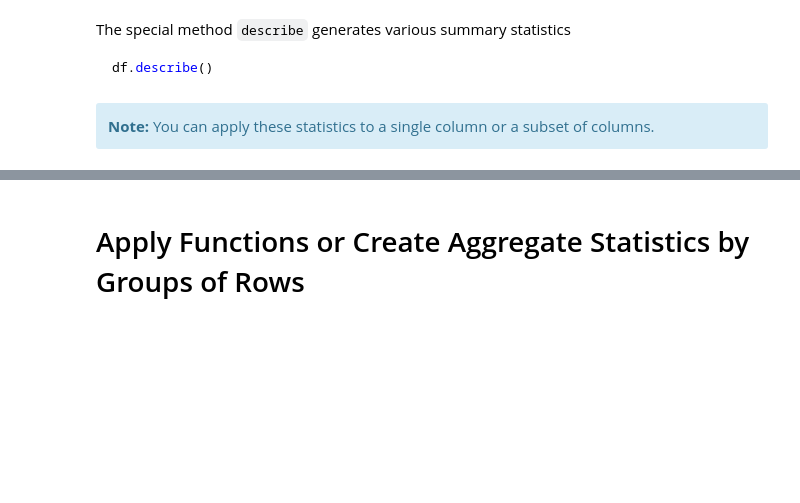
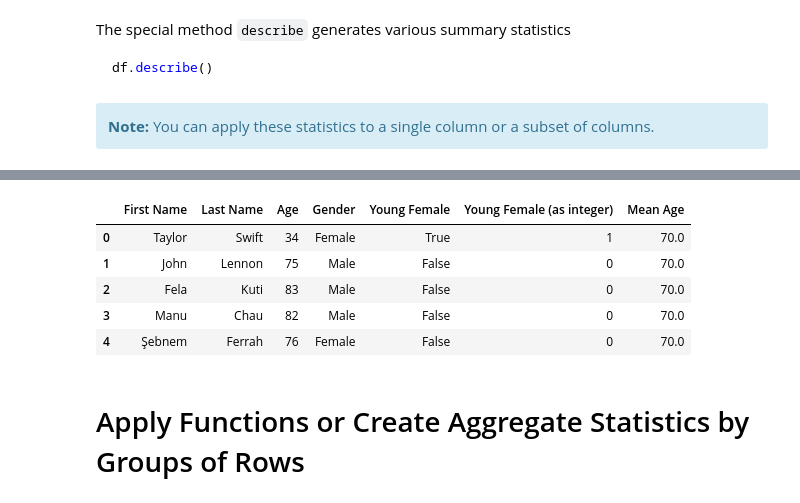
Before and after one commit to SMU-Econ-Growth/EconGrowthUG-Notebooks, a Jupyter notebook: Intro-Data-Analysis-Pandas.ipynb, the cells around one changed output, grey strips where cells are left out. Saved outputs shown, nothing was run; the diff lists cells and outputs as text; code cells hidden in the pictures; blank space fills up the shorter version.

````diff
--- a/Intro-Data-Analysis-Pandas.ipynb
+++ b/Intro-Data-Analysis-Pandas.ipynb
@@ -146,0 +171,2 @@ musicians
+# %%
+musicians['Age'] = musicians['Age'].astype(int)
@@ -314,3 +277,6 @@ df['new variable'] = list_or_array
 <div class="alert alert-block alert-danger">
 <b>Careful:</b> The list or array must have the same dimension as the dataframe. Check it using <code>df.shape</code> and <code>array.shape</code> or <code>len(list)</code>
 </div>
+# %%
+musicians['Gender'] = ['Female', 'Male', 'Male', 'Male', 'Female']
+musicians
@@ -335,3 +318,7 @@ or
 ```python
 df.my_column.apply(my_function, axis=1)
 ```
+# %%
+musicians['Young Female'] = (musicians['Age']<35) * (musicians['Gender']=='Female')
+musicians['Young Female (as integer)'] = (musicians['Age']<35) * (musicians['Gender']=='Female').astype(int)
+musicians
@@ -365,3 +489,13 @@ df.describe()
+# %%
+musicians['Mean Age'] = musicians['Age'].mean()
+musicians
+# %% [output]
+|  | First Name | Last Name | Age | Gender | Young Female | Young Female (as integer) | Mean Age |
+| 0 | Taylor | Swift | 34 | Female | True | 1 | 70.0 |
+| 1 | John | Lennon | 75 | Male | False | 0 | 70.0 |
+| 2 | Fela | Kuti | 83 | Male | False | 0 | 70.0 |
+| 3 | Manu | Chau | 82 | Male | False | 0 | 70.0 |
+| 4 | Şebnem | Ferrah | 76 | Female | False | 0 | 70.0 |
 # %% [markdown]
 # Apply Functions or Create Aggregate Statistics by Groups of Rows
 # %% [markdown]
````
Also changed, not shown: parts of 95 cells of this notebook, 2 other files.
